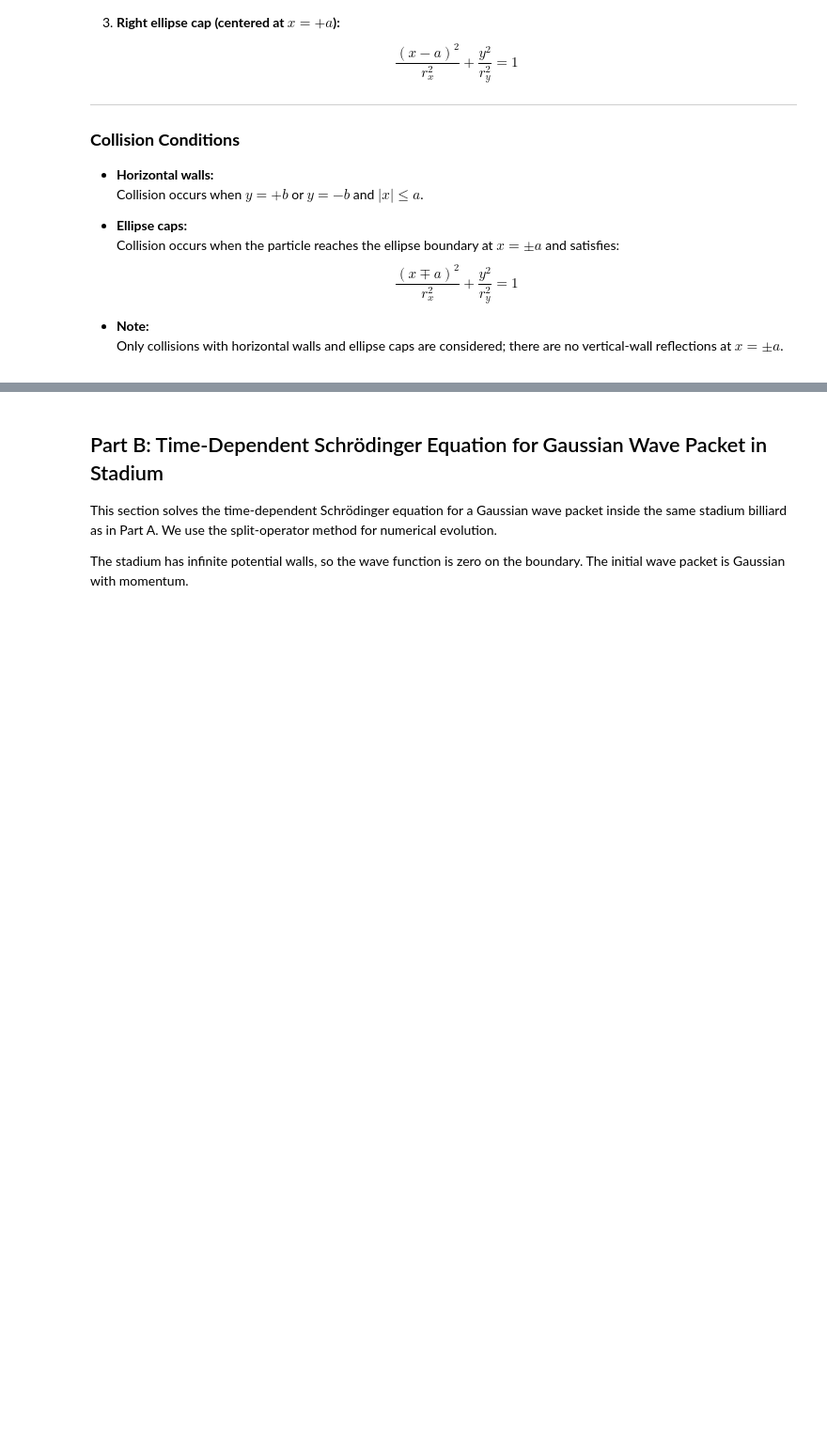
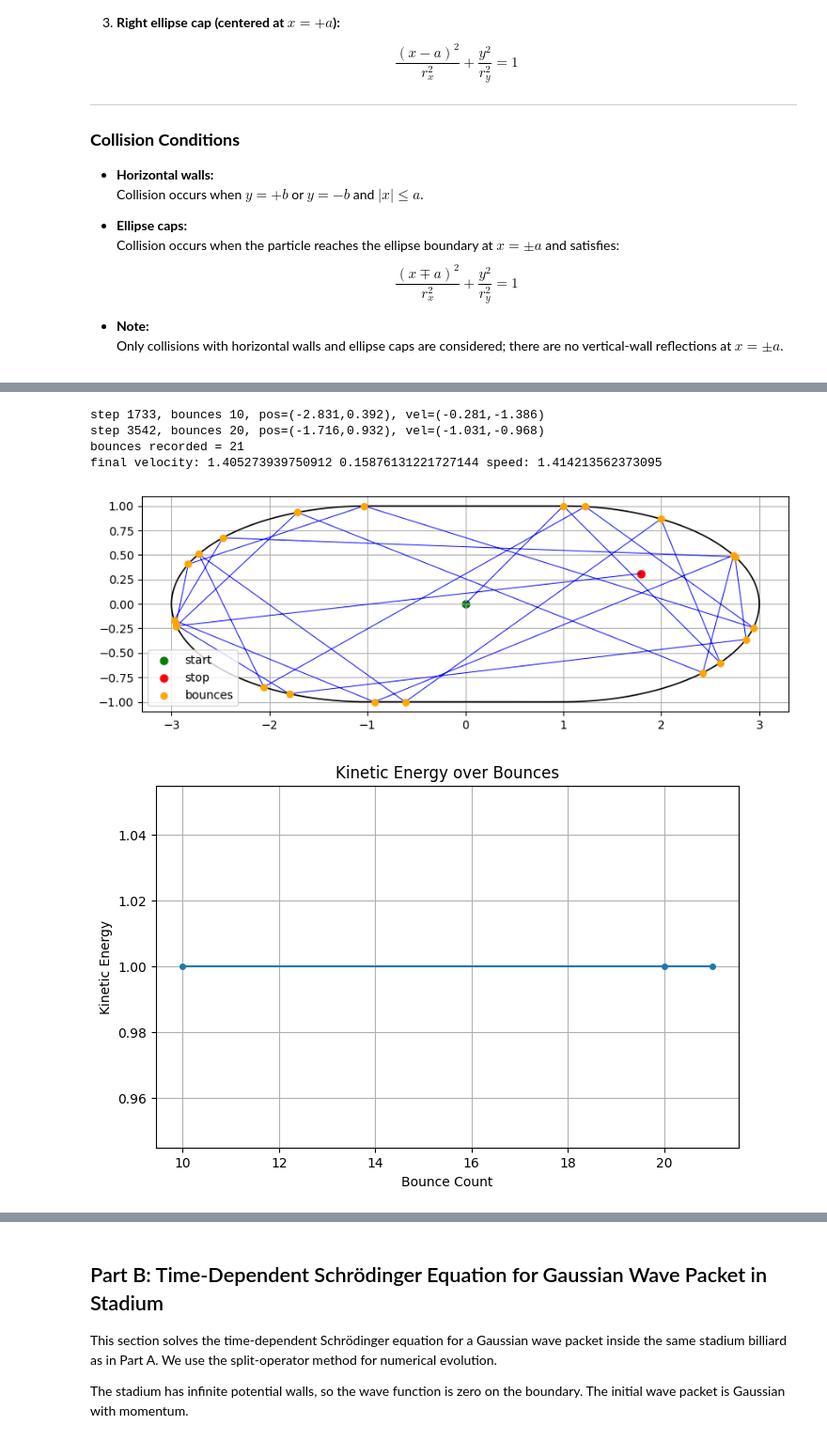
Before and after one commit to Shaukat-aziz/Quantum_Computing, a Jupyter notebook: qft_on_qc.ipynb, the cells around one changed output, grey strips where cells are left out. Shown at 94% size. Cells and saved outputs as stored; diff of their text form; code cells hidden in the pictures; blank space fills up the shorter version.

Commit message:
remerging stuffs finally

```diff
--- a/qft_on_qc.ipynb
+++ b/qft_on_qc.ipynb
@@ -84,8 +84,6 @@ Note: you may need to restart the kernel to use updated packages.
 # %%
 def ellipse_quadratic_coeffs(x0, y0, vx, vy, cx):
     # ellipse centered at (cx,0): ((x-cx)/rx)^2 + (y/ry)^2 = 1
-    # where (x0,y0) is start point, (vx,vy) is velocity vector and cx is ellipse center x
-    # where A, B, C are
     dx0 = x0 - cx
     A = (vx*vx)/(rx*rx) + (vy*vy)/(ry*ry)
     B = 2*(dx0*vx)/(rx*rx) + 2*(y0*vy)/(ry*ry)
@@ -125,4 +123,7 @@ def ellipse_normal_at(x, y, cx):
 def reflect(v, n):
     # reflect velocity vector v about (unit) normal n
     return v - 2*np.dot(v, n)*n
+def kinetic_energy(vx, vy, mass=1.0):
+    """Return kinetic energy for given velocity components and mass (default 1)."""
+    return 0.5 * mass * (vx**2 + vy**2)
 # %%
@@ -235 +244,46 @@ final velocity: 1.2828294309440489 0.5952719135855181 speed: 1.414213562373094
+# %%
+# Run and plot clean stadium billiard trajectory
+X, Y, vx_final, vy_final, bounces, energy_records = simulate_trajectory(0.0, 0.0, 1, 1, dt=0.01, steps=4000, eps_nudge=1e-8)
+print('bounces recorded =', len(bounces))
+print('final velocity:', vx_final, vy_final, 'speed:', np.hypot(vx_final, vy_final))
+fig, ax = plt.subplots(figsize=(10,6))
+ax.plot(X, Y, '-b', lw=0.7)
+ax.scatter([X[0]], [Y[0]], c='green', s=40, label='start')
+ax.scatter([X[-1]], [Y[-1]], c='red', s=40, label='stop')
+# Stadium boundary
+Xt = np.linspace(-a, a, 200)
+Yt = np.full_like(Xt, b)
+Xb_right = a + rx * np.cos(np.linspace(np.pi/2, -np.pi/2, 200))
+Yb_right = ry * np.sin(np.linspace(np.pi/2, -np.pi/2, 200))
+Xb_full = np.concatenate([Xt, Xb_right, Xt[::-1], -Xb_right[::-1]])
+Yb_full = np.concatenate([Yt, Yb_right, -Yt, Yb_right[::-1]])
+ax.plot(Xb_full, Yb_full, 'k-', lw=1.2)
+# Overlay bounces
+if len(bounces) > 0:
+    bx = [p[1] for p in bounces]
+    by = [p[2] for p in bounces]
+    ax.scatter(bx, by, c='orange', s=30, zorder=20, label='bounces')
+ax.set_aspect('equal')
+ax.grid(True)
+ax.legend()
+plt.savefig('stadium_billiard_clean.png', dpi=120)
+plt.show()
+#plot energy over bounces
+if energy_records:
+    energy_table = pd.DataFrame(energy_records)
+    plt.figure(figsize=(8,5))
+    plt.plot(energy_table['bounce'], energy_table['energy'], '-o', markersize=4)
+    plt.xlabel('Bounce Count')
+    plt.ylabel('Kinetic Energy')
+    plt.title('Kinetic Energy over Bounces')
+    plt.grid(True)
+    plt.savefig('kinetic_energy_over_bounces.png', dpi=120)
+    plt.show()
+# %% [output]
+step 1733, bounces 10, pos=(-2.831,0.392), vel=(-0.281,-1.386)
+step 3542, bounces 20, pos=(-1.716,0.932), vel=(-1.031,-0.968)
+bounces recorded = 21
+final velocity: 1.405273939750912 0.15876131221727144 speed: 1.414213562373095
+[figure, added]
+[figure, added]
 # %%
```
Also changed, not shown: parts of 10 cells of this notebook, 2 other files.
